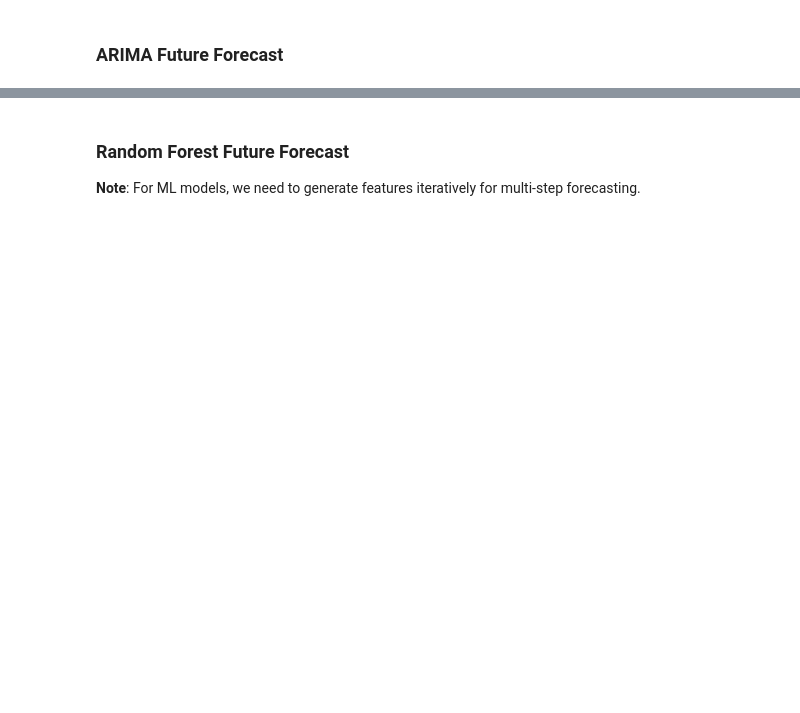
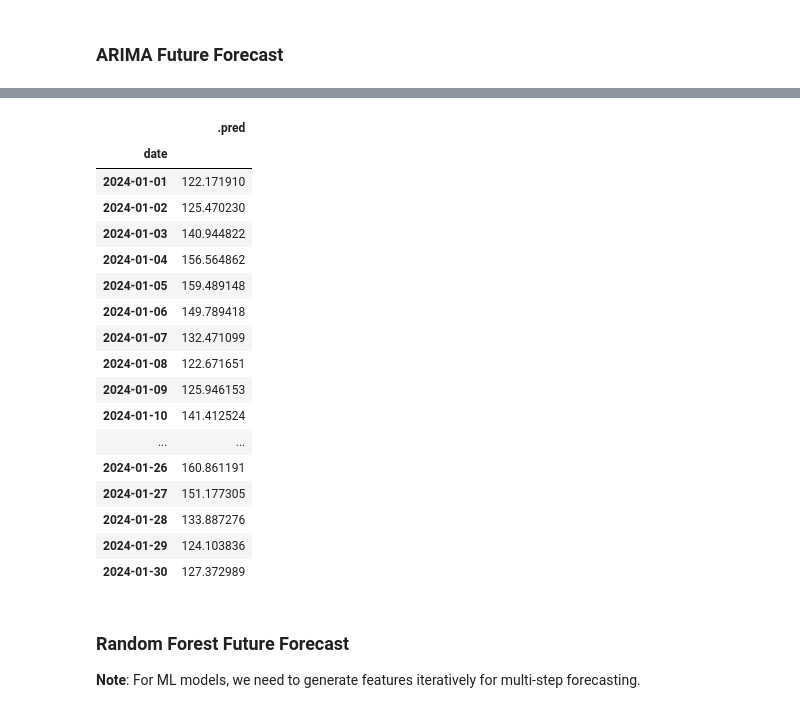
Before and after one commit to m-deane/py-tidymodels2, a Jupyter notebook: examples/05_time_series_forecasting_demo.ipynb, the cells around one changed output, grey strips where cells are left out. Cells and saved outputs as stored; diff of their text form; code cells hidden in the pictures; blank space fills up the shorter version.

```diff
--- a/examples/05_time_series_forecasting_demo.ipynb
+++ b/examples/05_time_series_forecasting_demo.ipynb
@@ -329,3 +594,24 @@ print(future_arima)
+# %%
+future_arima
+# %% [output]
+|  | .pred |
+| date |  |
+| 2024-01-01 | 122.171910 |
+| 2024-01-02 | 125.470230 |
+| 2024-01-03 | 140.944822 |
+| 2024-01-04 | 156.564862 |
+| 2024-01-05 | 159.489148 |
+| 2024-01-06 | 149.789418 |
+| 2024-01-07 | 132.471099 |
+| 2024-01-08 | 122.671651 |
+| 2024-01-09 | 125.946153 |
+| 2024-01-10 | 141.412524 |
+| ... | ... |
+| 2024-01-26 | 160.861191 |
+| 2024-01-27 | 151.177305 |
+| 2024-01-28 | 133.887276 |
+| 2024-01-29 | 124.103836 |
+| 2024-01-30 | 127.372989 |
 # %% [markdown]
 ### Random Forest Future Forecast
 
```
Also changed, not shown: parts of 30 cells of this notebook, 18 other files.
